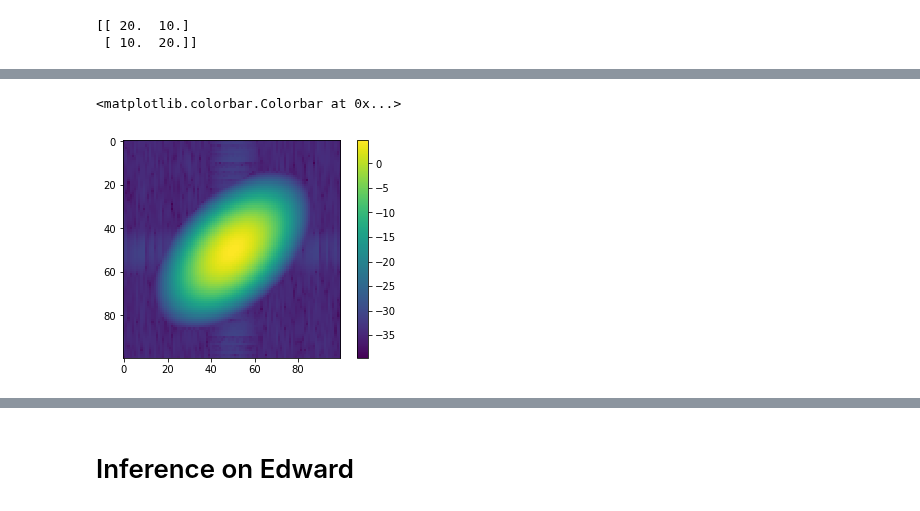
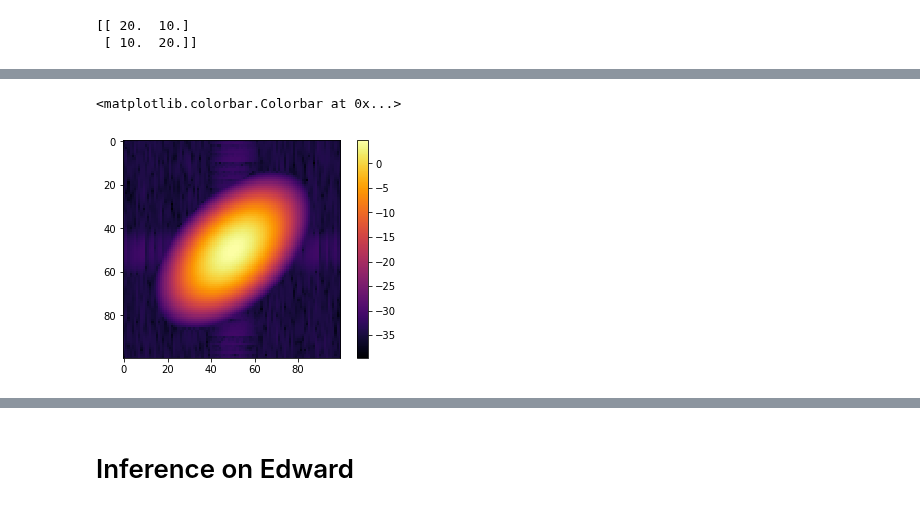
Before and after one commit to lerkoah/BayesianInterferometryIDS, a Jupyter notebook: src/inference.ipynb, the cells around one changed output, grey strips where cells are left out. Cells and saved outputs as stored; diff of their text form; code cells hidden in the pictures.

```diff
--- a/src/inference.ipynb
+++ b/src/inference.ipynb
@@ -21,6 +21,8 @@ def psi(x,y, a, b, c, e, f):
 
 def phi_old(u, v, l, Cx, Cy):
     return np.exp(-1.0/2.0 * (u * u + v * v) * l * l) * np.exp(1j*(Cx * u + Cy * v))
+# %%
+mycmap = 'inferno'
 # %%
 x = np.arange(100)
 y = np.arange(100)
@@ -44,11 +46,11 @@ print(np.linalg.inv(invSigma))
 
 e = x.shape[0]/2
 f = y.shape[0]/2
-g = np.zeros((x.shape[0],y.shape[0]))
+img = np.zeros((x.shape[0],y.shape[0]))
 
 for i in range(x.shape[0]):
     for j in range(y.shape[0]):
-        g[i,j] = psi(x[i],y[j],a,b,c,e,f)
+        img[i,j] = psi(x[i],y[j],a,b,c,e,f)
 # %% [output]
 [[ 20.  10.]
  [ 10.  20.]]
@@ -65,12 +67,12 @@ plt.imshow(g)
 # %%
-FTg = np.fft.fft2(g)
-FTgshift = np.fft.fftshift(FTg)
+img_fft= np.fft.fft2(img)
+FTgshift = np.fft.fftshift(img_fft)
 
-plt.imshow(np.log(np.abs(FTgshift)))
+plt.imshow(np.log(np.abs(FTgshift)), cmap=mycmap)
 plt.colorbar()
 # %% [output]
 <matplotlib.colorbar.Colorbar at 0x...>
-[figure, old version]
+[figure, new version]
 # %%
 FTgmodel = np.zeros((u.shape[0],v.shape[0]), dtype=np.complex)
 for i in range(u.shape[0]):
```
Also changed, not shown: parts of 8 cells of this notebook, 3 other files.
